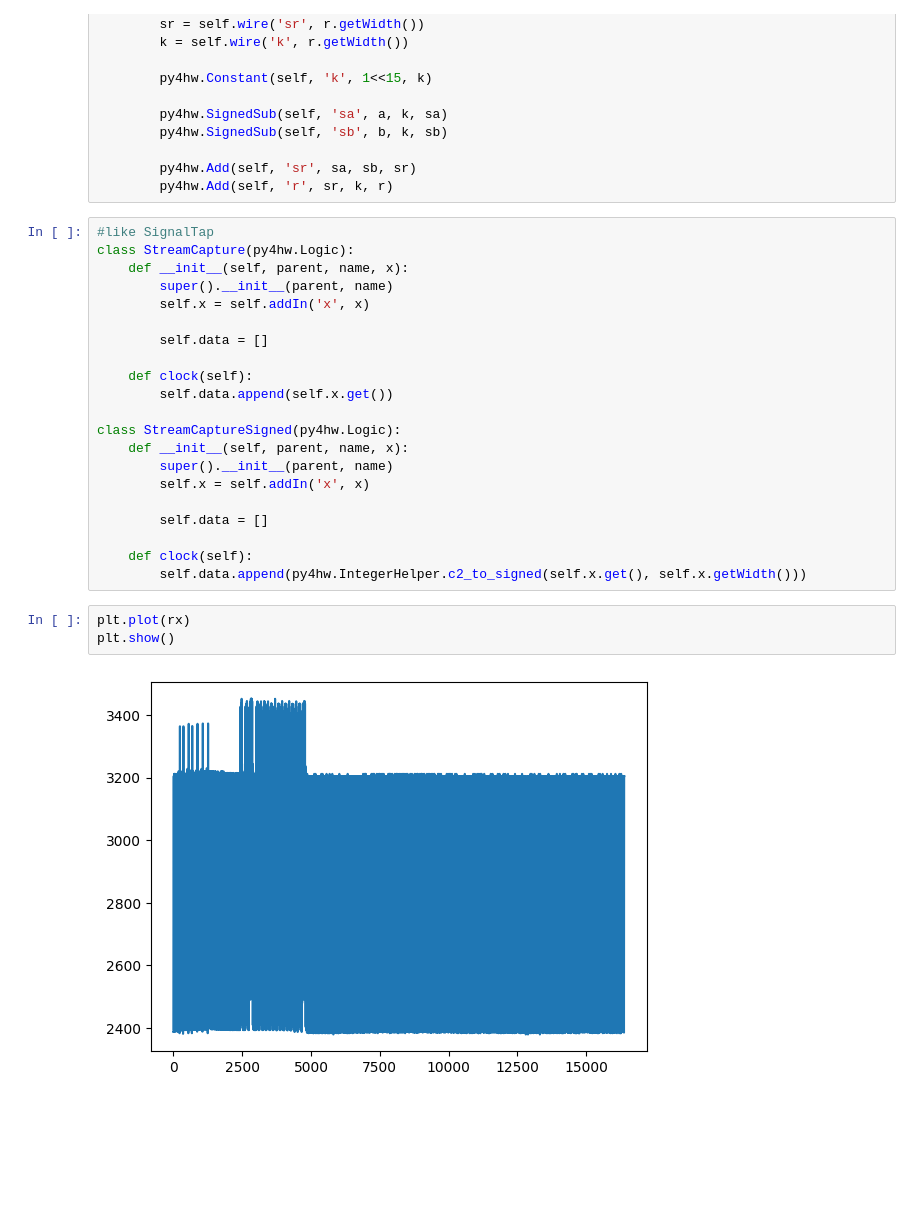
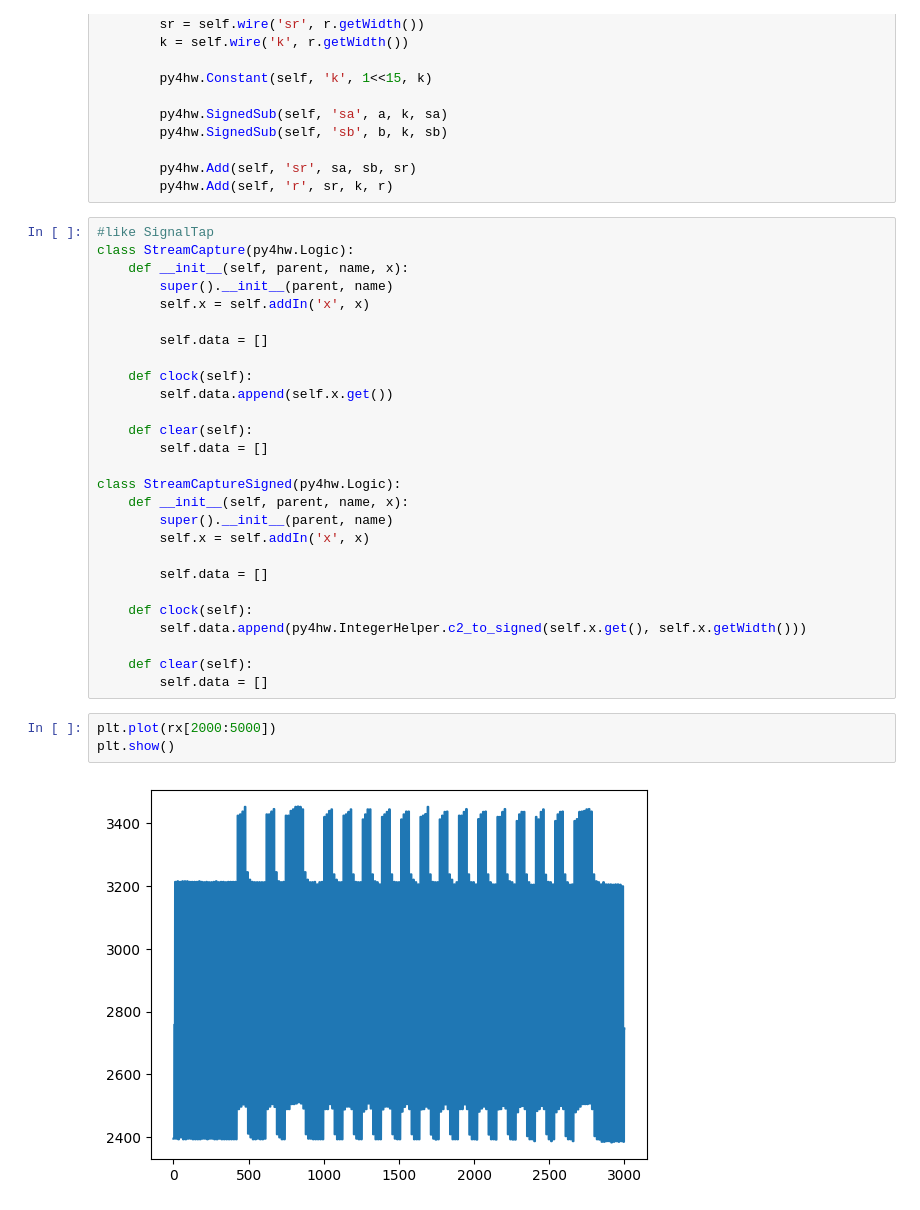
Before and after one commit to davidcastells/FPGA_NFC_transceiver, a Jupyter notebook: analysis/py4hw_response.ipynb, the cells around one changed output. Cells and saved outputs as stored; diff of their text form; blank space fills up the shorter version.

```diff
--- a/analysis/py4hw_response.ipynb
+++ b/analysis/py4hw_response.ipynb
@@ -158,6 +158,9 @@ class StreamCapture(py4hw.Logic):
     def clock(self):
         self.data.append(self.x.get())
 
+    def clear(self):
+        self.data = []
+
 class StreamCaptureSigned(py4hw.Logic):
     def __init__(self, parent, name, x):
         super().__init__(parent, name)
@@ -167,11 +170,14 @@ class StreamCaptureSigned(py4hw.Logic):
 
     def clock(self):
         self.data.append(py4hw.IntegerHelper.c2_to_signed(self.x.get(), self.x.getWidth()))
+
+    def clear(self):
+        self.data = []
 # %%
-plt.plot(rx)
+plt.plot(rx[2000:5000])
 plt.show()
 # %% [output]
-[figure, old version]
+[figure, new version]
 # %%
 hw = py4hw.HWSystem()
 hlp = py4hw.LogicHelper(hw)
```
Also changed, not shown: parts of 6 cells of this notebook.
